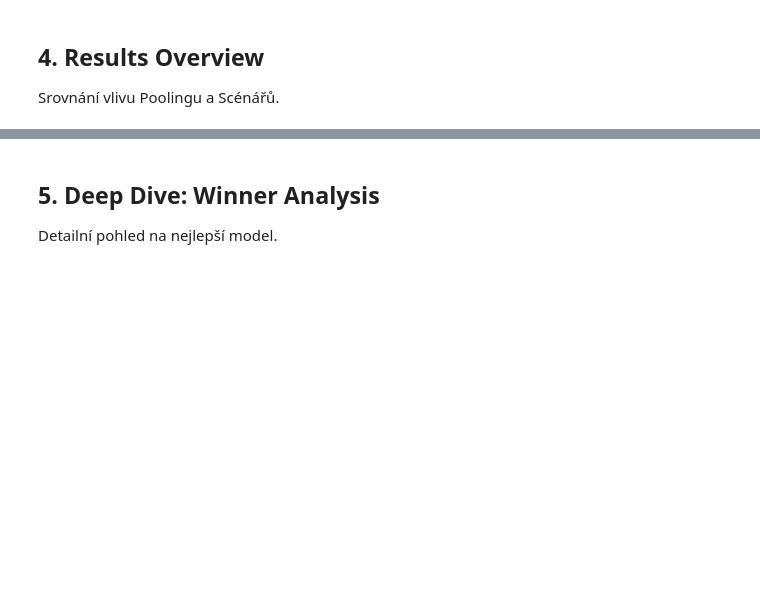
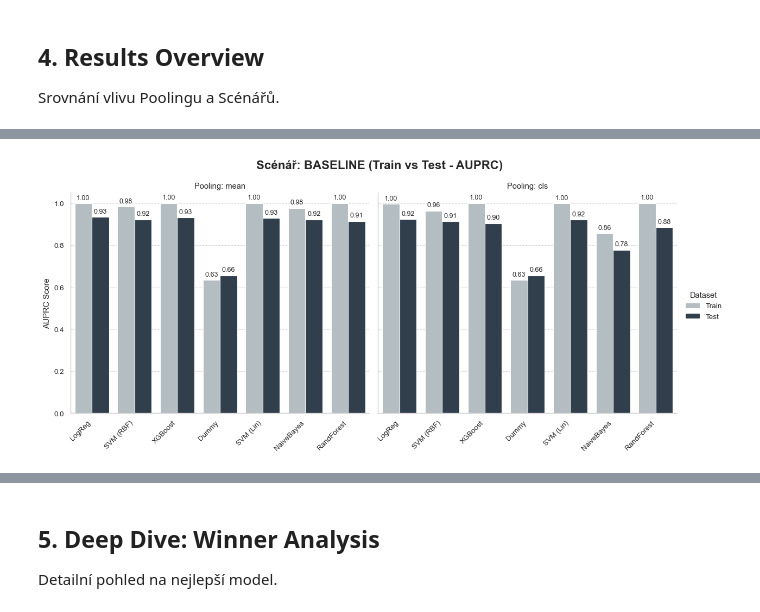
Before and after one commit to Dobes-Michal-Tobias/ThesisCoding, a Jupyter notebook: notebooks/06_M2_S2_Supervised_Sentence.ipynb, the cells around one changed output, grey strips where cells are left out. Drawn from its saved outputs; the diff is of its cells as text; code cells hidden in the pictures; blank space fills up the shorter version.

```diff
--- a/notebooks/06_M2_S2_Supervised_Sentence.ipynb
+++ b/notebooks/06_M2_S2_Supervised_Sentence.ipynb
@@ -152,8 +151,8 @@ SCENARIOS = [
 
 POOLING_METHODS = ['mean', 'cls']
 
-MODELS_TO_TEST = ['LogReg', 'SVM (RBF)'] # Pro rychlost. SVM (Lin) můžeš přidat.
-# MODELS_TO_TEST = ["LogReg", "SVM (RBF)", "XGBoost", "Dummy", "SVM (Lin)", "NaiveBayes", "RandForest"]
+# MODELS_TO_TEST = ['LogReg', 'SVM (RBF)'] # Pro rychlost. SVM (Lin) můžeš přidat.          # Pro krátký test
+MODELS_TO_TEST = ["LogReg", "SVM (RBF)", "XGBoost", "Dummy", "SVM (Lin)", "NaiveBayes", "RandForest"]
 
 if models.XGBOOST_AVAILABLE:
     MODELS_TO_TEST.append('XGBoost')
@@ -261,7 +341,9 @@ print("\n✅ All experiments finished.")
 ## 4. Results Overview
 Srovnání vlivu Poolingu a Scénářů.
 # %%
-# RESULTS_PATH = config.RESULTS_DIR / "M2_S2_experiment_results_v1.csv"         x možno upravit pro načtení jiného csv souboru
+# =============================================================================
+# 4. RESULTS OVERVIEW
+# =============================================================================
 
 # Načtení výsledků
 if RESULTS_PATH.exists():
@@ -269,41 +351,52 @@ if RESULTS_PATH.exists():
 else:
     df_results = pd.DataFrame(results)
 
-# 1. Tabulka
-print("📊 SROVNÁNÍ F1 SKÓRE (Pooling x Scenario):")
+# -----------------------------------------------------------------------------
+# A) PIVOT TABLE (Tabulka výsledků)
+# -----------------------------------------------------------------------------
+print("📊 SROVNÁNÍ AUPRC (Pooling x Scenario):")
+
 pivot = df_results.pivot_table(
-    values='test_f1',
-    index=['id', 'scenario_name'],
-    columns=['pooling', 'model'],
+    values='test_auprc',
+    index='model',
+    columns=['pooling', 'scenario_name'], # Vytvoří MultiIndex ve sloupcích
     aggfunc='max'
 )
-display(pivot.style.background_gradient(cmap='Greens', axis=None).format("{:.4f}"))
 
-# 2. Graf: Vliv Poolingu (Mean vs CLS)
-def plot_pooling_comparison(df, metric='f1'):
-    plt.figure(figsize=(10, 6))
+# ✅ OPRAVA SORTINGU PRO MULTIINDEX
+# Vypočítáme průměr pro každý řádek (model) bokem
+mean_scores = pivot.mean(axis=1)
+# Získáme seřazený seznam modelů
+sorted_models = mean_scores.sort_values(ascending=False).index
+# Přeřadíme tabulku podle tohoto seznamu
+pivot = pivot.reindex(sorted_models)
 
-    # Vytvoříme popisek modelu i se scénářem
-    df = df.copy()
-    df['Model_Exp'] = df['id'] + ": " + df['model']
+# Zobrazíme (bez sloupce mean, ten byl jen pro řazení)
+display(pivot.style.background_gradient(cmap='Blues', axis=None).format("{:.4f}"))
 
-    sns.barplot(
-        data=df,
-        x='Model_Exp',
-        y=f'test_{metric}',
-        hue='pooling',
-        palette={'mean': config.COLORS['l0'], 'cls': config.COLORS['l1']}, # Mean=Modrá, CLS=Červená
-        edgecolor='white'
-    )
+# -----------------------------------------------------------------------------
+# B) VIZUALIZACE (Pooling Breakdown)
+# -----------------------------------------------------------------------------
+print("\n📊 DETAILNÍ GRAFY: MEAN vs CLS (Train vs Test)")
 
-    plt.title(f"Pooling Comparison: Mean vs CLS ({metric.upper()})", fontsize=15, pad=15)
-    plt.ylabel(f"Test {metric.upper()}")
-    plt.xticks(rotation=45, ha='right')
-    plt.grid(axis='y', linestyle='--', alpha=0.3)
-    plt.legend(title="Pooling")
-    plt.tight_layout()
-    plt.show()
+# Příprava dat (kopie)
+df_viz = df_results.copy()
 
-print("\n📊 GRAF: Pooling Comparison")
-plot_pooling_comparison(df_results, metric='f1')
-plot_pooling_comparison(df_results, metric='auprc')
+# Seznam metrik, které chceme vykreslit
+metrics_to_plot = ['auprc', 'f1',]
+
+for m in metrics_to_plot:
+    # Kontrola, zda máme data (např. 'test_prec')
+    if f'test_{m}' in df_viz.columns:
+        print(f"   Generating plot for: {m.upper()}...")
+
+        visualization.plot_pooling_breakdown(
+            df_viz,
+            metric=m,
+            save_path=config.RESULTS_DIR / f"M2_S2_Pooling_Breakdown_{m.upper()}.png"
+        )
+    else:
+        print(f"⚠️ Metrika '{m}' v datech chybí.")
+
+print("\n✅ Vizualizace hotova.")
+# %% [output]
@@ -309,0 +417 @@ plot_pooling_comparison(df_results, metric='auprc')
+[figure, added]
```
Also changed, not shown: parts of 10 cells of this notebook, 9 other files.
